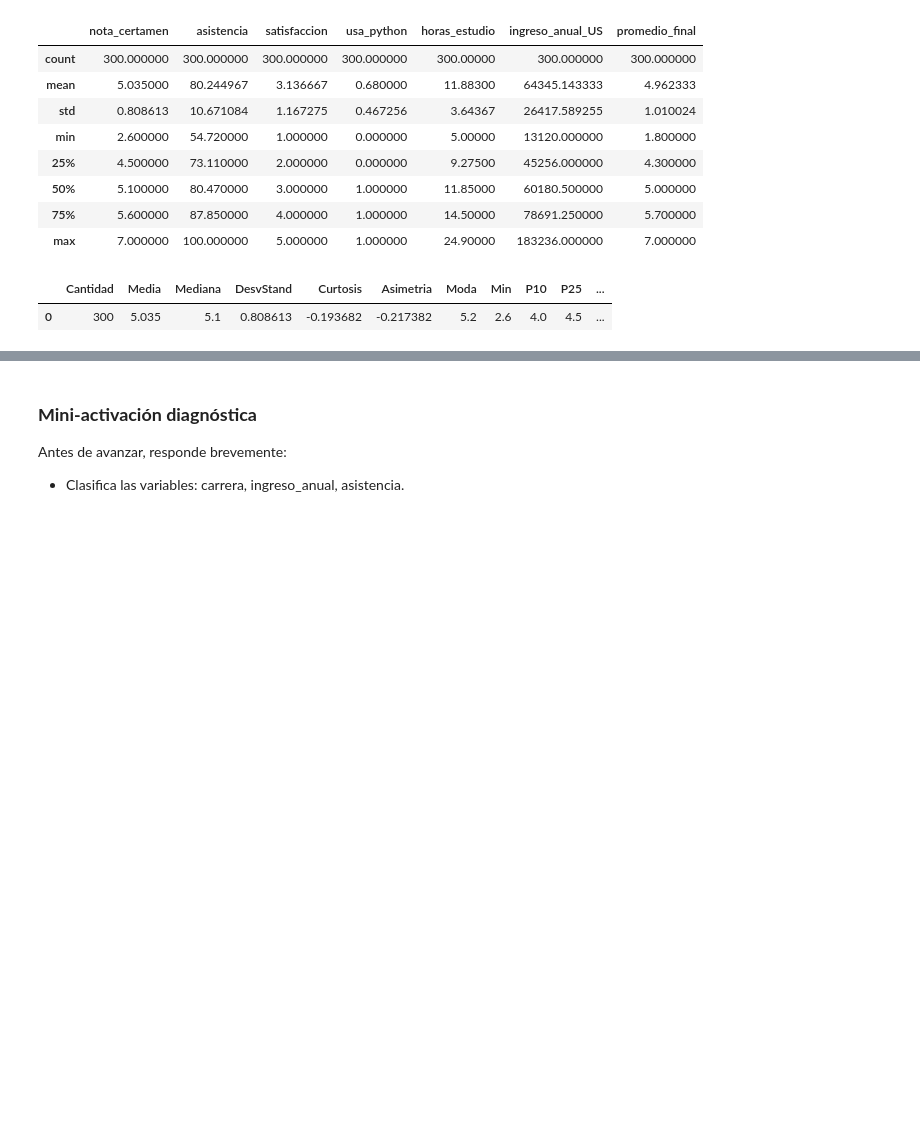
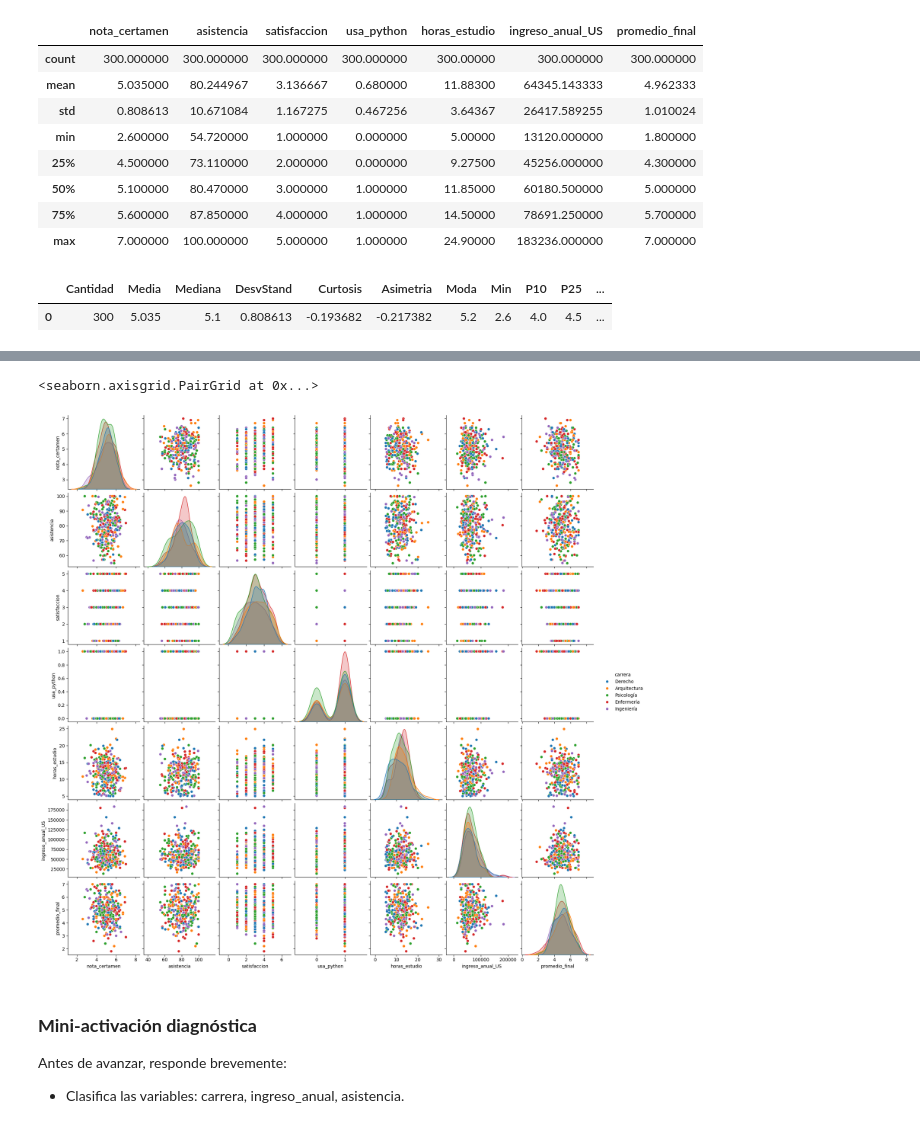
Before and after one commit to Solfter/duoc-2026, a Jupyter notebook: 02-inferencia-estadistica/Laboratorio_0_MAT4152.ipynb, the cells around one changed output, grey strips where cells are left out. Cells and saved outputs as stored; diff of their text form; code cells hidden in the pictures; blank space fills up the shorter version.

```diff
--- a/02-inferencia-estadistica/Laboratorio_0_MAT4152.ipynb
+++ b/02-inferencia-estadistica/Laboratorio_0_MAT4152.ipynb
@@ -92,3 +105,8 @@ pd.DataFrame(diccionario, index=[0])
+# %%
+sns.pairplot(df, hue='carrera')
+# %% [output]
+<seaborn.axisgrid.PairGrid at 0x...>
+[figure, added]
 # %% [markdown]
 ### **Mini-activación diagnóstica**
 
```
Also changed, not shown: parts of 24 cells of this notebook, 4 other files.
